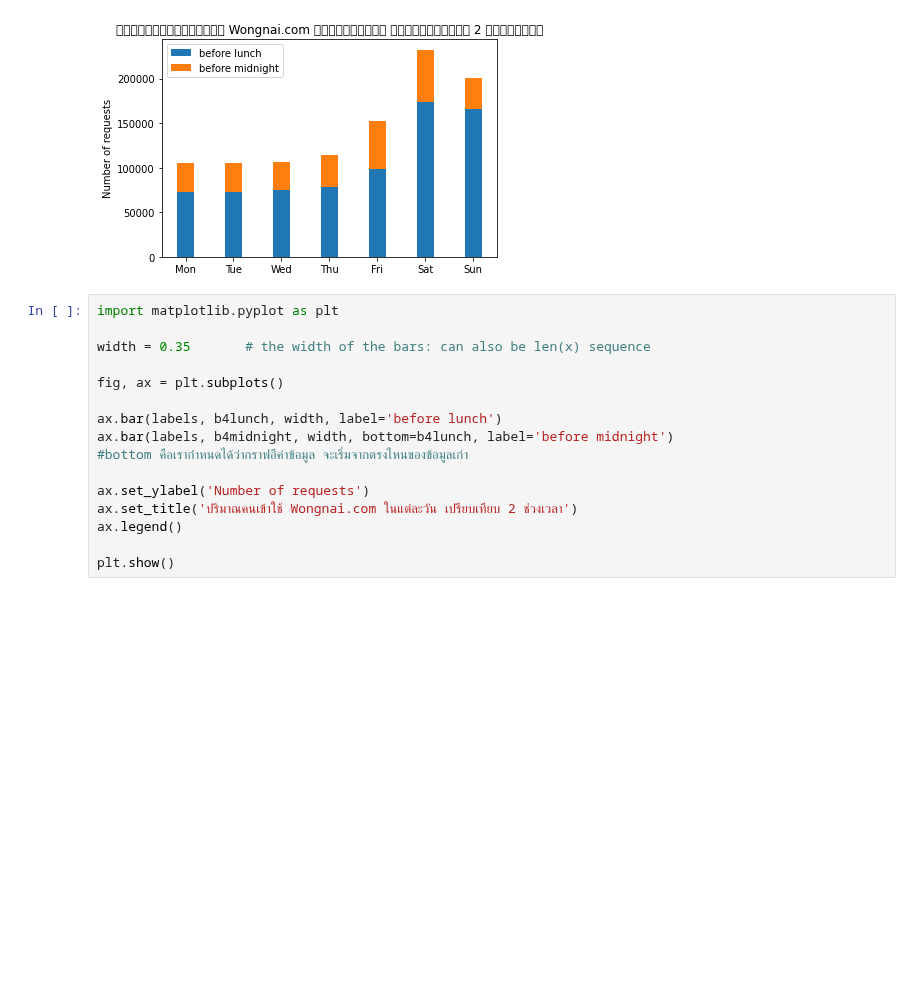
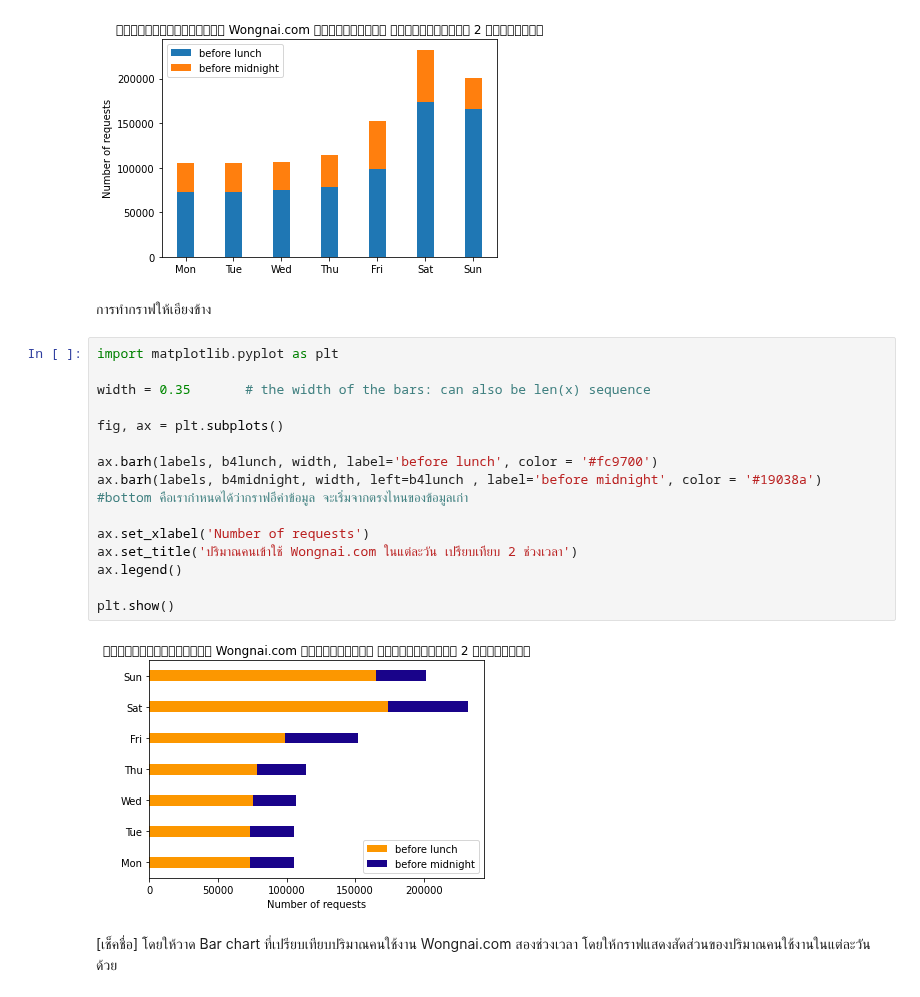
Before and after one commit to Kggzzz/data_viz, a Jupyter notebook: Visualize_Data_Comparison.ipynb, the cells around one changed output. Saved outputs shown, nothing was run; the diff lists cells and outputs as text; blank space fills up the shorter version.

```diff
--- a/Visualize_Data_Comparison.ipynb
+++ b/Visualize_Data_Comparison.ipynb
@@ -168,19 +168,25 @@ ax.legend()
 plt.show()
 # %% [output]
 [figure]
+# %% [markdown]
+การทำกราฟให้เอียงข้าง
 # %%
 import matplotlib.pyplot as plt
 
 width = 0.35       # the width of the bars: can also be len(x) sequence
 
 fig, ax = plt.subplots()
 
-ax.bar(labels, b4lunch, width, label='before lunch')
-ax.bar(labels, b4midnight, width, bottom=b4lunch, label='before midnight')
+ax.barh(labels, b4lunch, width, label='before lunch', color = '#fc9700')
+ax.barh(labels, b4midnight, width, left=b4lunch , label='before midnight', color = '#19038a')
 #bottom คือเรากำหนดได้ว่ากราฟอีค่าข้อมูล จะเริ่มจากตรงไหนของข้อมูลเก่า
 
-ax.set_ylabel('Number of requests')
+ax.set_xlabel('Number of requests')
 ax.set_title('ปริมาณคนเข้าใช้ Wongnai.com ในแต่ละวัน เปรียบเทียบ 2 ช่วงเวลา')
 ax.legend()
 
 plt.show()
+# %% [output]
+[figure, added]
+# %% [markdown]
+[เช็คชื่อ] โดยให้วาด Bar chart ที่เปรียบเทียบปริมาณคนใช้งาน Wongnai.com สองช่วงเวลา โดยให้กราฟแสดงสัดส่วนของปริมาณคนใช้งานในแต่ละวันด้วย
```
Also changed, not shown: parts of 7 cells of this notebook.
